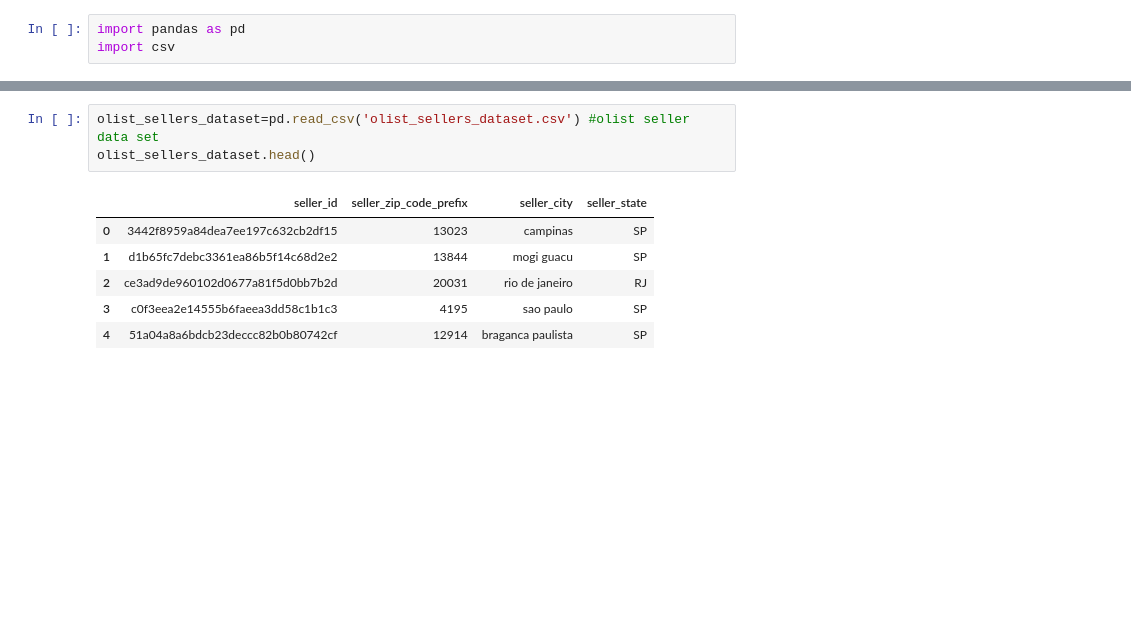
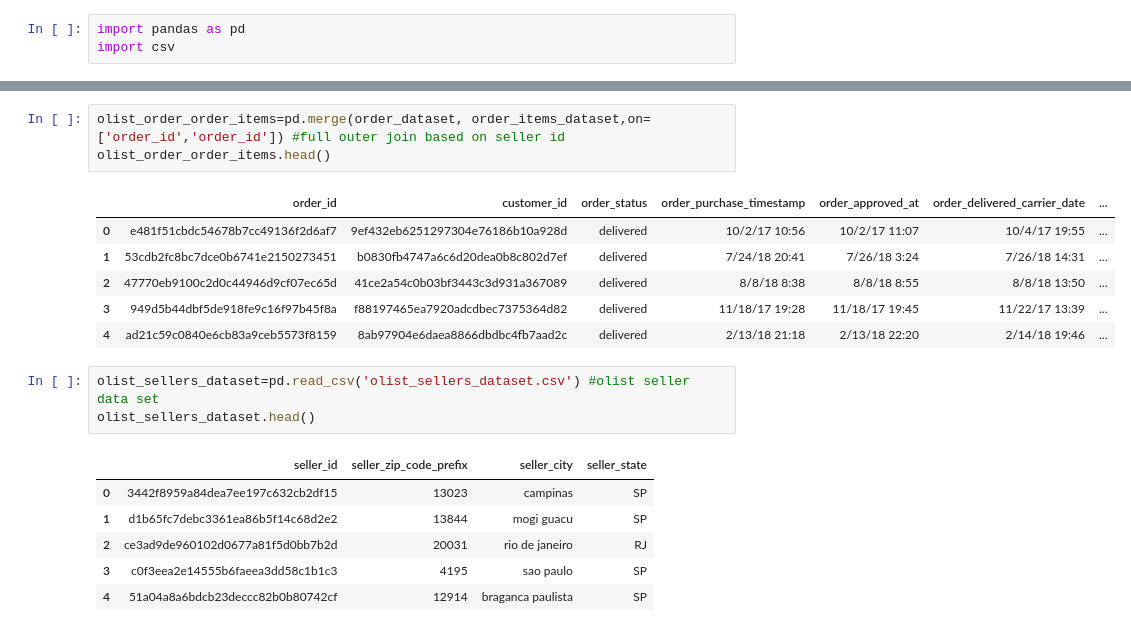
Before and after one commit to Anna103/E-commerce-Inventory-Management-by-Forecasting-Sales., a Jupyter notebook: Join_Seller_Product.ipynb, the cells around one changed output, grey strips where cells are left out. Drawn from its saved outputs; the diff is of its cells as text; blank space fills up the shorter version.

```diff
--- a/Join_Seller_Product.ipynb
+++ b/Join_Seller_Product.ipynb
@@ -14,3 +24,13 @@ order_items_dataset.head()
+# %%
+olist_order_order_items=pd.merge(order_dataset, order_items_dataset,on=['order_id','order_id']) #full outer join based on seller id
+olist_order_order_items.head()
+# %% [output]
+|  | order_id | customer_id | order_status | order_purchase_timestamp | order_approved_at | order_delivered_carrier_date | ... |
+| 0 | e481f51cbdc54678b7cc49136f2d6af7 | 9ef432eb6251297304e76186b10a928d | delivered | 10/2/17 10:56 | 10/2/17 11:07 | 10/4/17 19:55 | ... |
+| 1 | 53cdb2fc8bc7dce0b6741e2150273451 | b0830fb4747a6c6d20dea0b8c802d7ef | delivered | 7/24/18 20:41 | 7/26/18 3:24 | 7/26/18 14:31 | ... |
+| 2 | 47770eb9100c2d0c44946d9cf07ec65d | 41ce2a54c0b03bf3443c3d931a367089 | delivered | 8/8/18 8:38 | 8/8/18 8:55 | 8/8/18 13:50 | ... |
+| 3 | 949d5b44dbf5de918fe9c16f97b45f8a | f88197465ea7920adcdbec7375364d82 | delivered | 11/18/17 19:28 | 11/18/17 19:45 | 11/22/17 13:39 | ... |
+| 4 | ad21c59c0840e6cb83a9ceb5573f8159 | 8ab97904e6daea8866dbdbc4fb7aad2c | delivered | 2/13/18 21:18 | 2/13/18 22:20 | 2/14/18 19:46 | ... |
 # %%
 olist_sellers_dataset=pd.read_csv('olist_sellers_dataset.csv') #olist seller data set
 olist_sellers_dataset.head()
```
Also changed, not shown: parts of 12 cells of this notebook, 2 other files.
